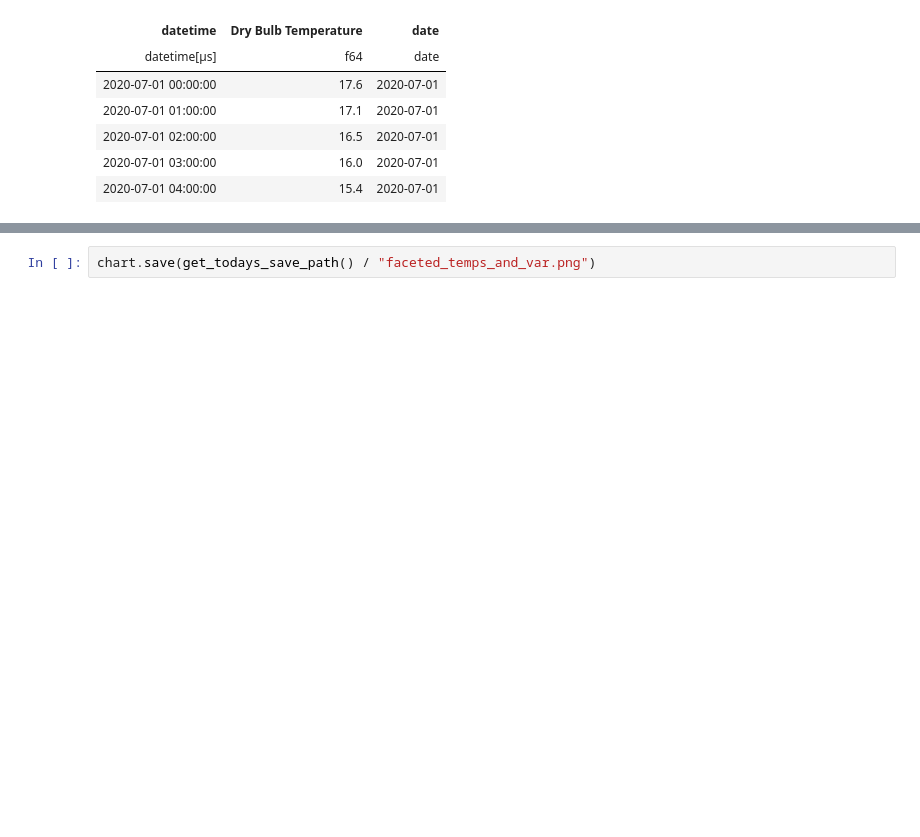
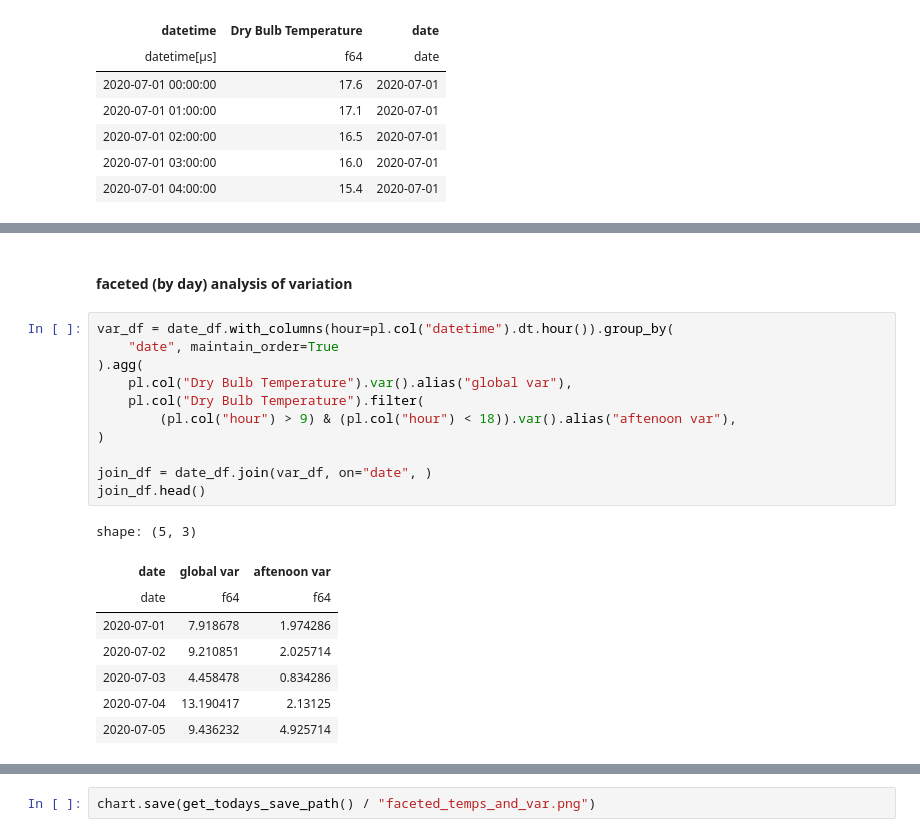
Before and after one commit to juliet29/weather, a Jupyter notebook: notebooks/05_correlations.ipynb, the cells around one changed output, grey strips where cells are left out. Cells and saved outputs as stored; diff of their text form; blank space fills up the shorter version.

```diff
--- a/notebooks/05_correlations.ipynb
+++ b/notebooks/05_correlations.ipynb
@@ -159 +169,23 @@ shape: (5, 3)
+# %% [markdown]
+#### faceted (by day) analysis of variation
+# %%
+var_df = date_df.with_columns(hour=pl.col("datetime").dt.hour()).group_by(
+    "date", maintain_order=True
+).agg(
+    pl.col("Dry Bulb Temperature").var().alias("global var"),
+    pl.col("Dry Bulb Temperature").filter(
+        (pl.col("hour") > 9) & (pl.col("hour") < 18)).var().alias("aftenoon var"),
+)
+
+join_df = date_df.join(var_df, on="date", )
+join_df.head()
+# %% [output]
+shape: (5, 3)
+| date | global var | aftenoon var |
+| date | f64 | f64 |
+| 2020-07-01 | 7.918678 | 1.974286 |
+| 2020-07-02 | 9.210851 | 2.025714 |
+| 2020-07-03 | 4.458478 | 0.834286 |
+| 2020-07-04 | 13.190417 | 2.13125 |
+| 2020-07-05 | 9.436232 | 4.925714 |
 # %%
```
Also changed, not shown: parts of 8 cells of this notebook, 1 other file.
